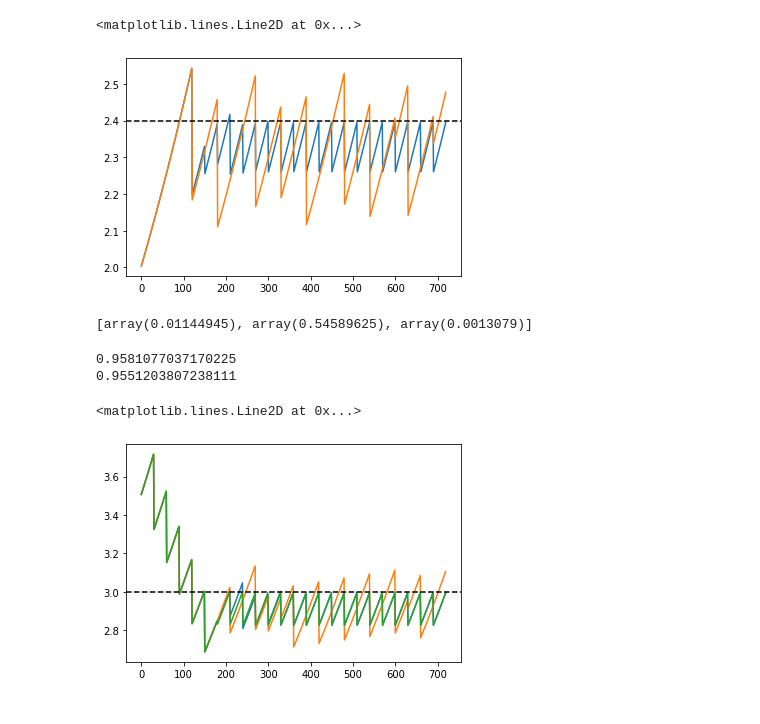
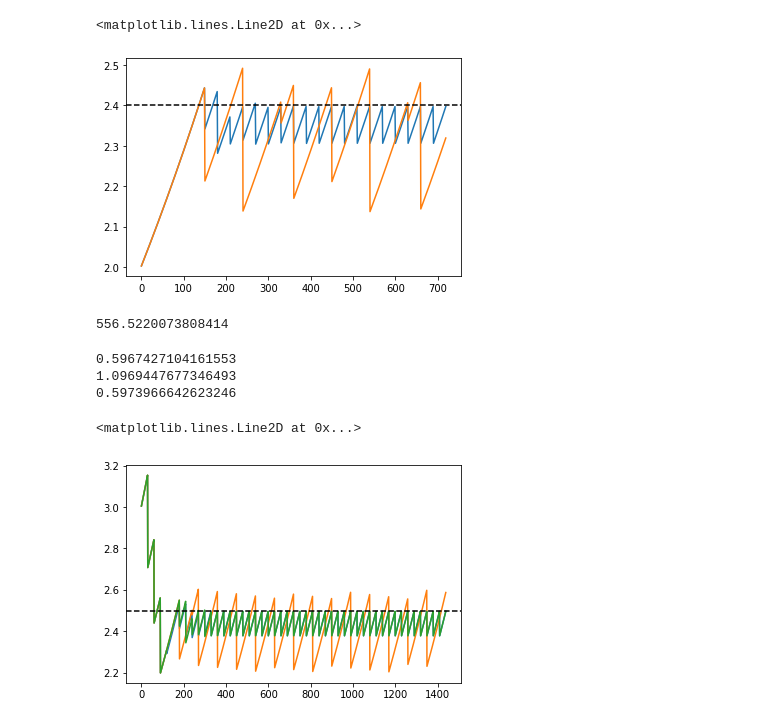
Before and after one commit to Pioreactor/pioreactor, a Jupyter notebook: jupyter_notebooks/PID controller turbidostat.ipynb, the cells around one changed output. Cells and saved outputs as stored; diff of their text form; code cells hidden in the pictures.

```diff
--- a/jupyter_notebooks/PID controller turbidostat.ipynb
+++ b/jupyter_notebooks/PID controller turbidostat.ipynb
@@ -1,9 +1,8 @@
 # %%
 from simple_pid import PID
 # %%
-hourly_growth_rate = 0.12
 
-def simulation(pid_params, duration_m=60*12, init_OD=1.0, target=None, volume=2):
+def simulation(pid_params, duration_m=60*12, init_OD=1.0, hourly_growth_rate=0.08, target=None, volume=2):
     pid = PID(*pid_params, output_limits=(0, 1), sample_time=None)
     pid.setpoint = target
     OD_state = []
@@ -22,11 +21,11 @@ def simulation(pid_params, duration_m=60*12, init_OD=1.0, target=None, volume=2)
     return OD_state
 
 def score(OD_state, target):
-    return ((np.array([OD_state[i] for i in 30 * np.arange(1, 24) - 1]) - target)**2).sum()
+    return ((np.array([OD_state[i] for i in 30 * np.arange(1, int(len(OD_state)/30) ) - 1]) - target)**2).sum()
 
 
-def simulate_and_score(pid_params, duration_m=60*12, init_OD=1.0, target=None,  volume=2):
-    return score(simulation(pid_params, duration_m, init_OD, target, volume), target)
+def simulate_and_score(pid_params, duration_m=60*12, init_OD=1.0, hourly_growth_rate=0.08, target=None,  volume=2):
+    return 100 * score(simulation(pid_params, duration_m, init_OD, hourly_growth_rate, target, volume), target)
 # %%
 from autograd import grad
 # %%
@@ -47,10 +46,6 @@ plt.plot(t, y)
 plt.axhline(setpoint, c="k", ls="--")
 # %% [output]
 <matplotlib.lines.Line2D at 0x...>
-[figure, old version]
+[figure, new version]
-# %%
-grad(simulate_and_score)([-10., -0.15, -0.], duration_m=duration_m, target=setpoint, init_OD=init_OD, volume=2)
-# %% [output]
-[array(0.01144945), array(0.54589625), array(0.0013079)]
 # %%
 from scipy.optimize import minimize, basinhopping
@@ -73,23 +52,55 @@ results = basinhopping(
+# %%
+duration_m = 60 * 24
+setpoint = 2.5
+init_OD = 3.
+volume=2.0
+hourly_growth_rate=0.1
+
+def mc_score(params):
+    running_sum = 0
+    N = 4000
+    for i in range(N):
+        init_OD = 2 * np.random.random() + 1
+        setpoint =  1.5 * np.random.random() + 1
+        volume = 2
+        hourly_growth_rate = 0.2 * np.random.random() + 0.05
+        v = simulate_and_score(params, duration_m, init_OD, hourly_growth_rate, setpoint, volume)
+        running_sum += v
+    return running_sum / N
+
+mc_score((-2, 0.15, 0.1))
+# %% [output]
+556.5220073808414
+# %%
+results = minimize(
+    mc_score,
+    x0 = [-2, -0.15, -.5],
+    bounds=[(None, 0), (None, 0), (None, 0)],
+    options={'disp': 2},
+    method="L-BFGS-B"
+)
 # %%
 t = np.arange(duration_m)
 
 
-y = simulation([-2, -0.15, -0], duration_m, target=setpoint, init_OD=init_OD, volume=volume)
+y = simulation([-2, -0.10, -0], duration_m, target=setpoint, init_OD=init_OD,hourly_growth_rate=hourly_growth_rate, volume=volume)
 print(score(y, setpoint))
 plt.plot(t, y)
 
 
-y = simulation([-10, -0.15, -0], duration_m, target=setpoint, init_OD=init_OD, volume=volume)
+y = simulation([-10, -0.15, -0], duration_m, target=setpoint, init_OD=init_OD, hourly_growth_rate=hourly_growth_rate, volume=volume)
+print(score(y, setpoint))
 plt.plot(t, y)
 
-y = simulation(results.x, duration_m, target=setpoint, init_OD=init_OD, volume=volume)
+y = simulation(results.x, duration_m, target=setpoint, init_OD=init_OD,hourly_growth_rate=hourly_growth_rate, volume=volume)
 print(score(y, setpoint))
 
 plt.plot(t, y)
 
 plt.axhline(setpoint, c="k", ls="--")
 # %% [output]
-0.9581077037170225
-0.9551203807238111
+0.5967427104161553
+1.0969447677346493
+0.5973966642623246
 <matplotlib.lines.Line2D at 0x...>
-[figure, old version]
+[figure, new version]
```
Also changed, not shown: parts of 3 cells of this notebook, 13 other files.
